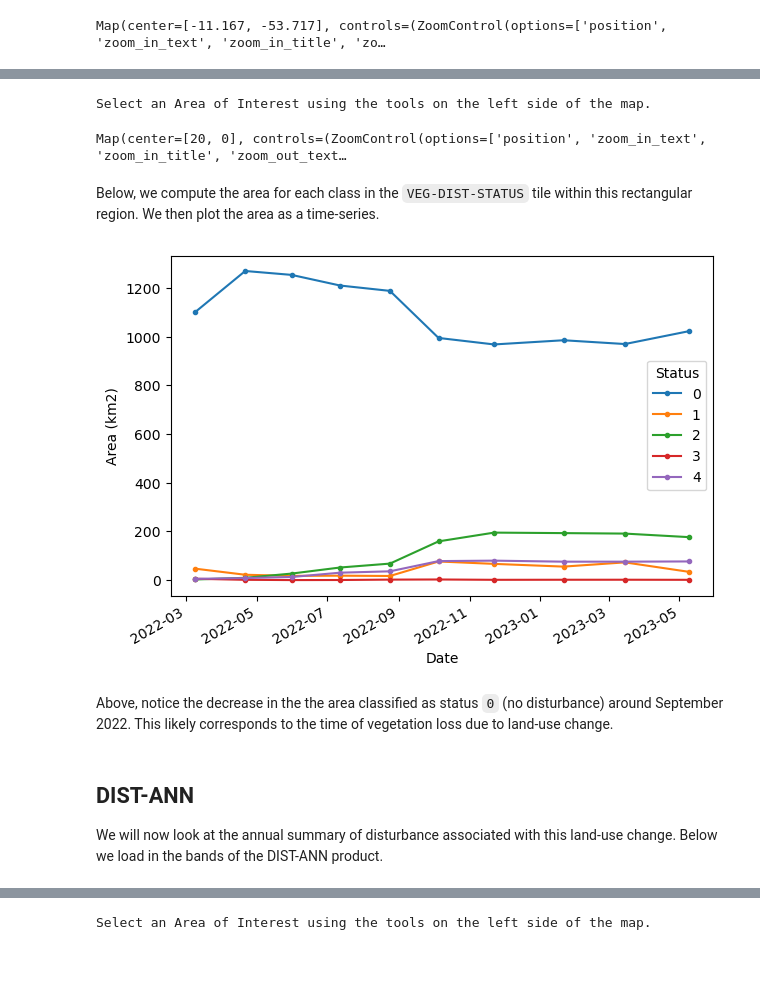
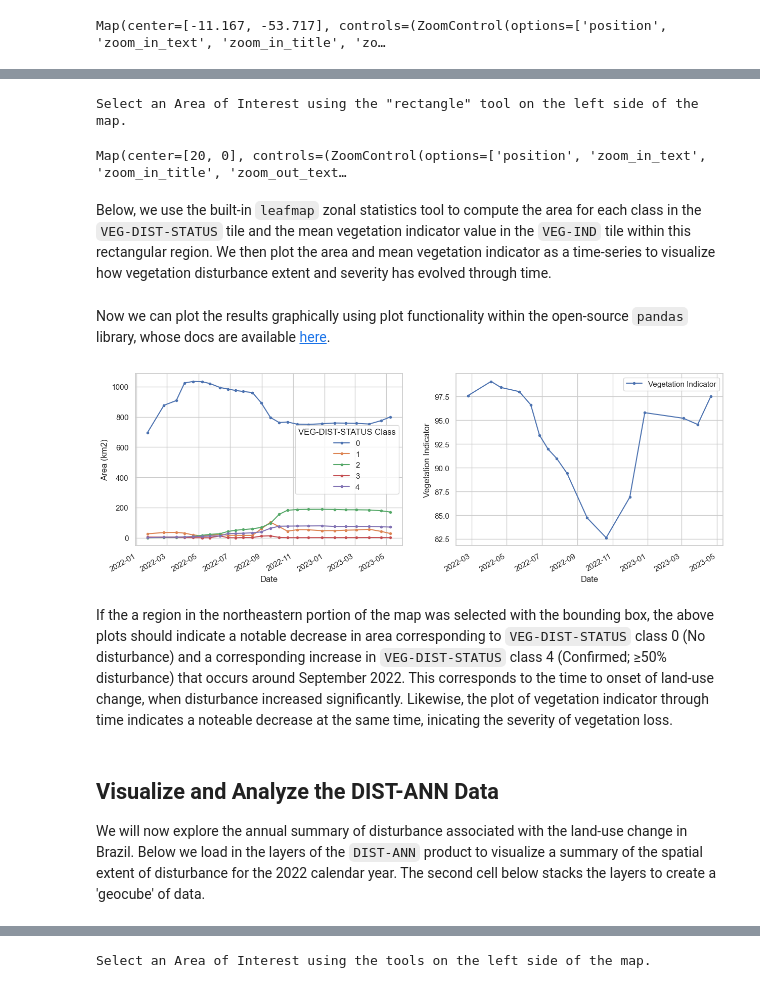
Before and after one commit to cmspeed/OPERA_Applications, a Jupyter notebook: DIST/DIST_ANN/Land_Use_Change_Brazil_DIST_ANN.ipynb, the cells around one changed output, grey strips where cells are left out. Cells and saved outputs as stored; diff of their text form; code cells hidden in the pictures; blank space fills up the shorter version.

```diff
--- a/DIST/DIST_ANN/Land_Use_Change_Brazil_DIST_ANN.ipynb
+++ b/DIST/DIST_ANN/Land_Use_Change_Brazil_DIST_ANN.ipynb
@@ -188,14 +213,14 @@ Lets checkout how much vegetation loss has occured Draw a rectangle region over
 # %%
-### Plot VEG-DIST-STATUS on ipyleaflet map
+# Plot VEG-DIST-STATUS on ipyleaflet map
 dist_url ='https://glad.umd.edu/projects/opera/SEP/DIST-ANN/21/L/Z/H/2022/OPERA_L3_DIST-ANN-HLS_T21LZH_2022_2023136T210507Z_30_v0_VEG-DIST-STATUS.tif'
 
+# Make leaflet map
 m = leafmap.Map(basemap=ipyleaflet.basemaps.Esri.WorldImagery,
-    #center=(42.0, -122.3),
     zoom=9,
     crs=ipyleaflet.projections.EPSG3857,
     draw_control=False)
 
-#m.add_raster('dist_test.tif', colormap='reds', layer_name='DEM')
+# Add raster draw functionality
 m.add_cog_layer(dist_url, name="VEG-DIST-STATUS")
 dc = ipyleaflet.DrawControl(
     polygon={},
@@ -205,70 +230,83 @@ dc = ipyleaflet.DrawControl(
     polyline={}
 )
 
-### Draw an AOI on an interactive map
-print('Select an Area of Interest using the tools on the left side of the map.')
+# Draw an AOI on an interactive map
+print('Select an Area of Interest using the "rectangle" tool on the left side of the map.')
 dc.on_draw(handle_draw)
 m.add_control(dc)
 display(m)
 # %% [output]
-Select an Area of Interest using the tools on the left side of the map.
+Select an Area of Interest using the "rectangle" tool on the left side of the map.
 Map(center=[20, 0], controls=(ZoomControl(options=['position', 'zoom_in_text', 'zoom_in_title', 'zoom_out_text…
+# %% [markdown]
+Below, we use the built-in `leafmap` zonal statistics tool to compute the area for each class in the `VEG-DIST-STATUS` tile and the mean vegetation indicator value in the `VEG-IND` tile within this rectangular region. We then plot the area and mean vegetation indicator as a time-series to visualize how vegetation disturbance extent and severity has evolved through time.
 # %%
-### Compute area for each class within the box
+### Compute the area of each class within the bounding box through time ###
 # User-Defined Parameters
 from shapely import box
 ll = dc.last_draw['geometry']['coordinates'][0][0]
 ur = dc.last_draw['geometry']['coordinates'][0][2]
 aoi = box(ll[0], ll[1], ur[0], ur[1])
 
+# Make GeoDataFrame from AOI
 gdf = gpd.GeoDataFrame(index=[0], crs='epsg:4326', geometry=[aoi])
 
+# Compute the affected areas through time
 affected_areas_through_time = []
+veg_ind_through_time = []
+dates = []
 for i,tile in enumerate(veg_dist_status[1:]):
 
-    #date = datetime.strptime(tile[76:83],'%Y%m%d')
     date = extract_date_from_string(tile)
     date = datetime.strptime(date, '%Y%j')
-    stats = leafmap.zonal_stats(gdf, tile, stats=['count'], categorical=True)[0]
-    del stats['count']
+    area_stats = leafmap.zonal_stats(gdf, tile, stats=['count'], categorical=True)[0]
+    ind_stats = leafmap.zonal_stats(gdf, veg_ind[i], stats=['mean'], categorical=False)[0]
+    if ind_stats['mean'] is not None:
+        dates.append(date)
+        veg_ind_through_time.append(ind_stats['mean'])
+    del area_stats['count']
     for status in range(5):
-        if status not in stats:
-            stats[status] = 0
-    stats = dict(sorted(stats.items()))
+        if status not in area_stats:
+            area_stats[status] = 0
+    area_stats = dict(sorted(area_stats.items()))
     pixel_area = 30 * 30
-    affected_areas_through_time.append(compute_areas([stats], pixel_area, 'ann', date))
+    affected_areas_through_time.append(compute_areas([area_stats], pixel_area, 'alert', date))
+
+# Make Pandas dataframes for the computed statistics
 combined_areas = pd.concat(affected_areas_through_time, axis=0)
+veg_indicators = pd.DataFrame({'Date':dates, 'Vegetation Indicator':veg_ind_through_time})
+veg_indicators.set_index('Date', inplace=True)
-# %% [markdown]
-Below, we compute the area for each class in the `VEG-DIST-STATUS` tile within this rectangular region. We then plot the area as a time-series.
+# %% [markdown]
+Now we can plot the results graphically using plot functionality within the open-source `pandas` library, whose docs are available [here](https://pandas.pydata.org/docs/).
 # %%
-# Group the data by "Date" and "Class"
+# Group the area data by "Date" and "Class"
 grouped_data = combined_areas.groupby(['Date', 'VEG-DIST-STATUS Class'])['Area (km2)'].sum()
 
 # Reset the index of the grouped data to turn it back into a DataFrame
 grouped_df = grouped_data.reset_index()
 
 # Pivot the data to have "Class" values as columns and "Date" as index
 pivot_df = grouped_df.pivot(index='Date', columns='VEG-DIST-STATUS Class', values='Area (km2)')
 
 # Plot the data
-fig, ax = plt.subplots(figsize=(7,5))
-pivot_df.plot(ax=ax,marker='.')
+fig, [ax1, ax2] = plt.subplots(1, 2, figsize=(15,5))
+pivot_df.plot(ax=ax1,marker='.')
+veg_indicators.plot(ax=ax2,marker='.')
 
 # Add labels and title
-plt.xlabel('Date')
-plt.ylabel('Area (km2)')
-#plt.title('VEG-DIST-STATUS Through Time')
+ax1.set_xlabel('Date')
+ax1.set_ylabel('Area (km2)')
+ax2.set_xlabel('Date')
+ax2.set_ylabel('Vegetation Indicator')
 
-# Show the plot
-plt.legend(title='Status', loc='best')
 plt.show()
 # %% [output]
-[figure, old version]
+[figure, new version]
-# %% [markdown]
-Above, notice the decrease in the the area classified as status `0` (no disturbance) around September 2022. This likely corresponds to the time of vegetation loss due to land-use change.
+# %% [markdown]
+If the a region in the northeastern portion of the map was selected with the bounding box, the above plots should indicate a notable decrease in area corresponding to `VEG-DIST-STATUS` class 0 (No disturbance) and a corresponding increase in `VEG-DIST-STATUS` class 4 (Confirmed; ≥50% disturbance) that occurs around September 2022. This corresponds to the time to onset of land-use change, when disturbance increased significantly. Likewise, the plot of vegetation indicator through time indicates a noteable decrease at the same time, inicating the severity of vegetation loss.
 # %% [markdown]
-## DIST-ANN
-We will now look at the annual summary of disturbance associated with this land-use change. Below we load in the bands of the DIST-ANN product.
+## Visualize and Analyze the DIST-ANN Data
+We will now explore the annual summary of disturbance associated with the land-use change in Brazil. Below we load in the layers of the `DIST-ANN` product to visualize a summary of the spatial extent of disturbance for the 2022 calendar year. The second cell below stacks the layers to create a 'geocube' of data.
 # %%
 # Specify filepath location of OPERA DIST_ANN tile and desired bands (Note: bandlist is not comprehensive of all available layers)
 data_dir = 'https://glad.umd.edu/projects/opera/SEP/DIST-ANN/21/L/Z/H/2022/OPERA_L3_DIST-ANN-HLS_T21LZH_2022_2023136T210507Z_30_v0_'
```
Also changed, not shown: parts of 29 cells of this notebook.
